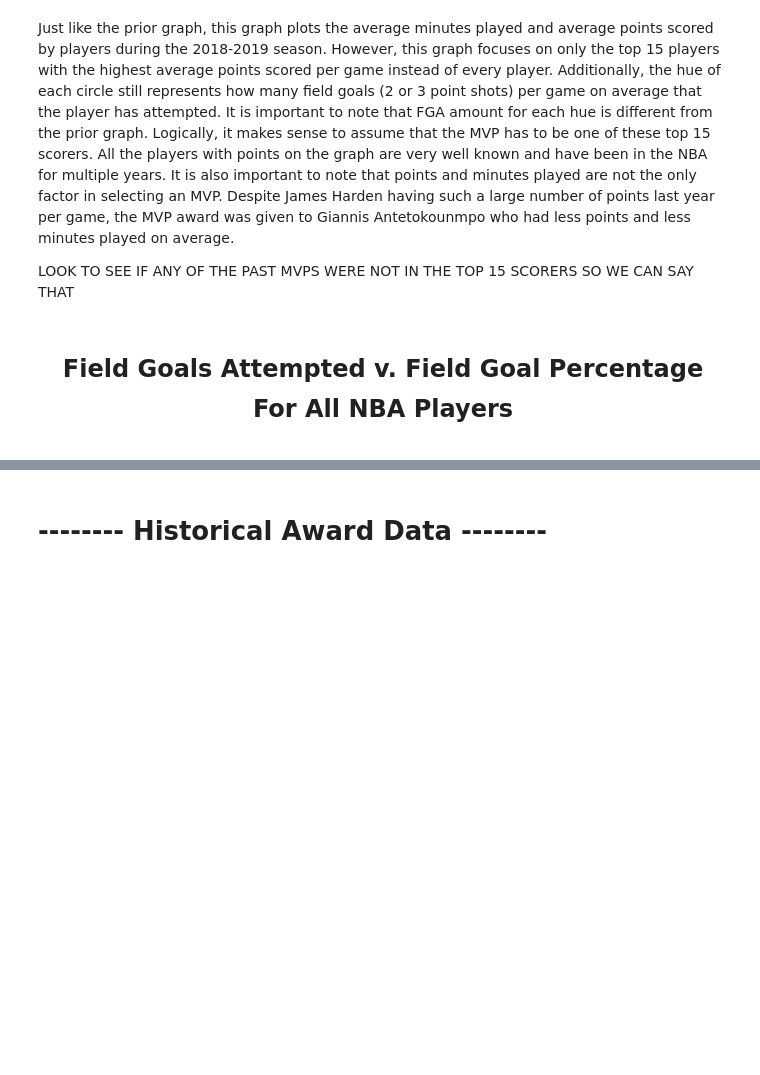
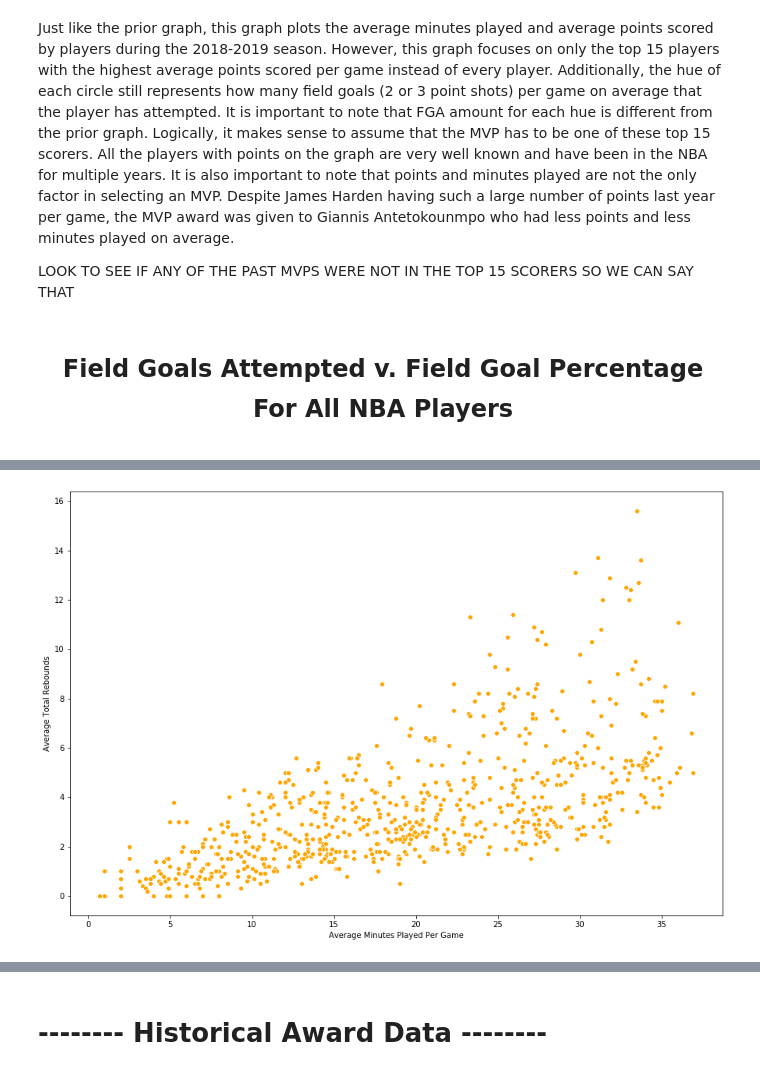
Before and after one commit to Ajnbro/nba320.github.io, a Jupyter notebook: Final Project Notebook.ipynb, the cells around one changed output, grey strips where cells are left out. Cells and saved outputs as stored; diff of their text form; code cells hidden in the pictures; blank space fills up the shorter version.

```diff
--- a/Final Project Notebook.ipynb
+++ b/Final Project Notebook.ipynb
@@ -236,0 +252,12 @@ plt.show()
+# %%
+plt.figure(figsize=(15, 10))
+# Create a scatterplot of the average total rebounds vs average minutes played for top 15 players
+ax = sns.scatterplot(x = 'MP', y = 'TRB', data = nba_stats, color='orange')
+
+# Set up axis
+ax.set_xlabel('Average Minutes Played Per Game')
+ax.set_ylabel('Average Total Rebounds')
+
+plt.show()
+# %% [output]
+[figure, added]
```
Also changed, not shown: parts of 39 cells of this notebook.
